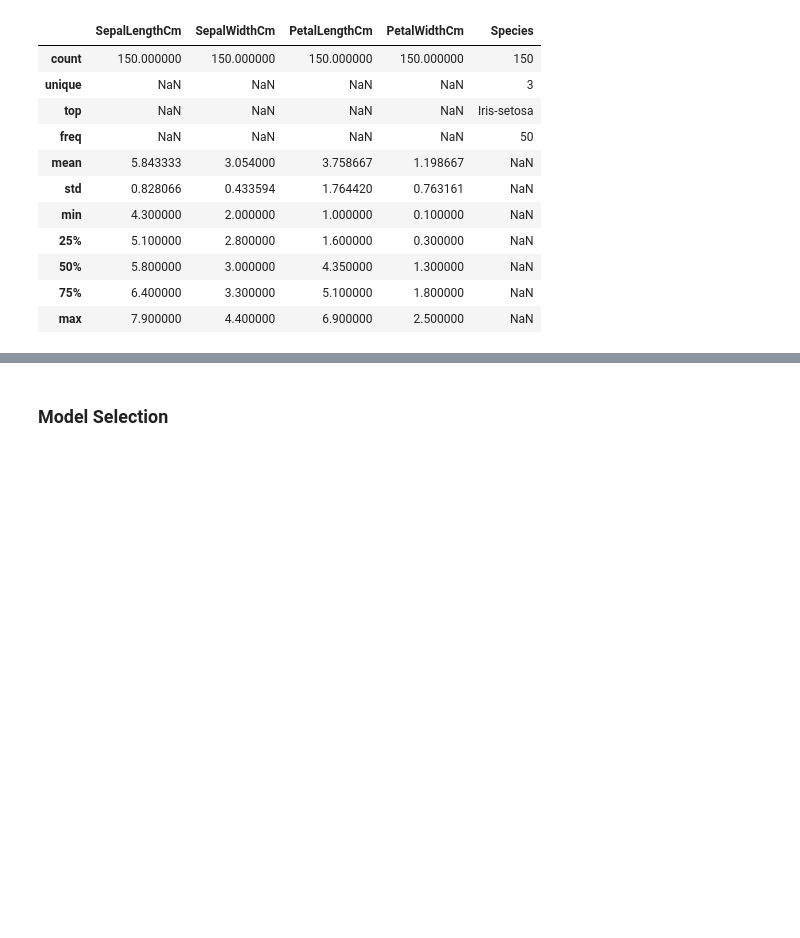
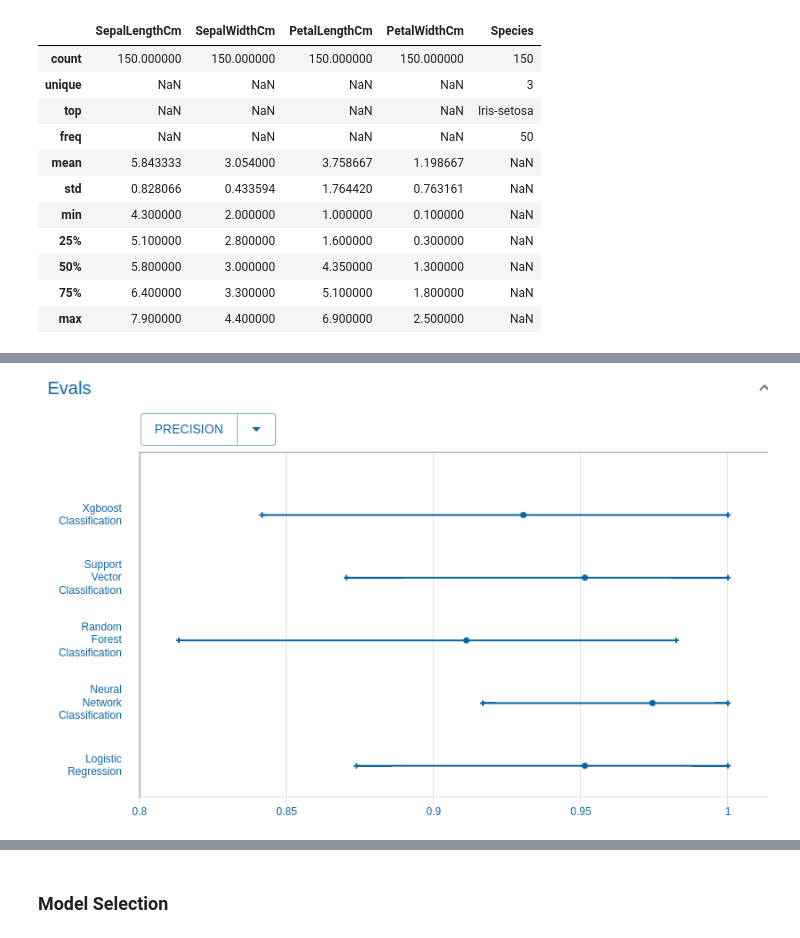
Before and after one commit to saitoHugo/iris-classifier-challenge, a Jupyter notebook: notebooks/training.ipynb, the cells around one changed output, grey strips where cells are left out. Drawn from its saved outputs; the diff is of its cells as text; code cells hidden in the pictures; blank space fills up the shorter version.

```diff
--- a/notebooks/training.ipynb
+++ b/notebooks/training.ipynb
@@ -124,0 +218,4 @@ data.describe(include='all')
+# %%
+display.Image("../assets/images/precision-benchmark.png")
+# %% [output]
+[figure, added]
```
Also changed, not shown: parts of 22 cells of this notebook.
